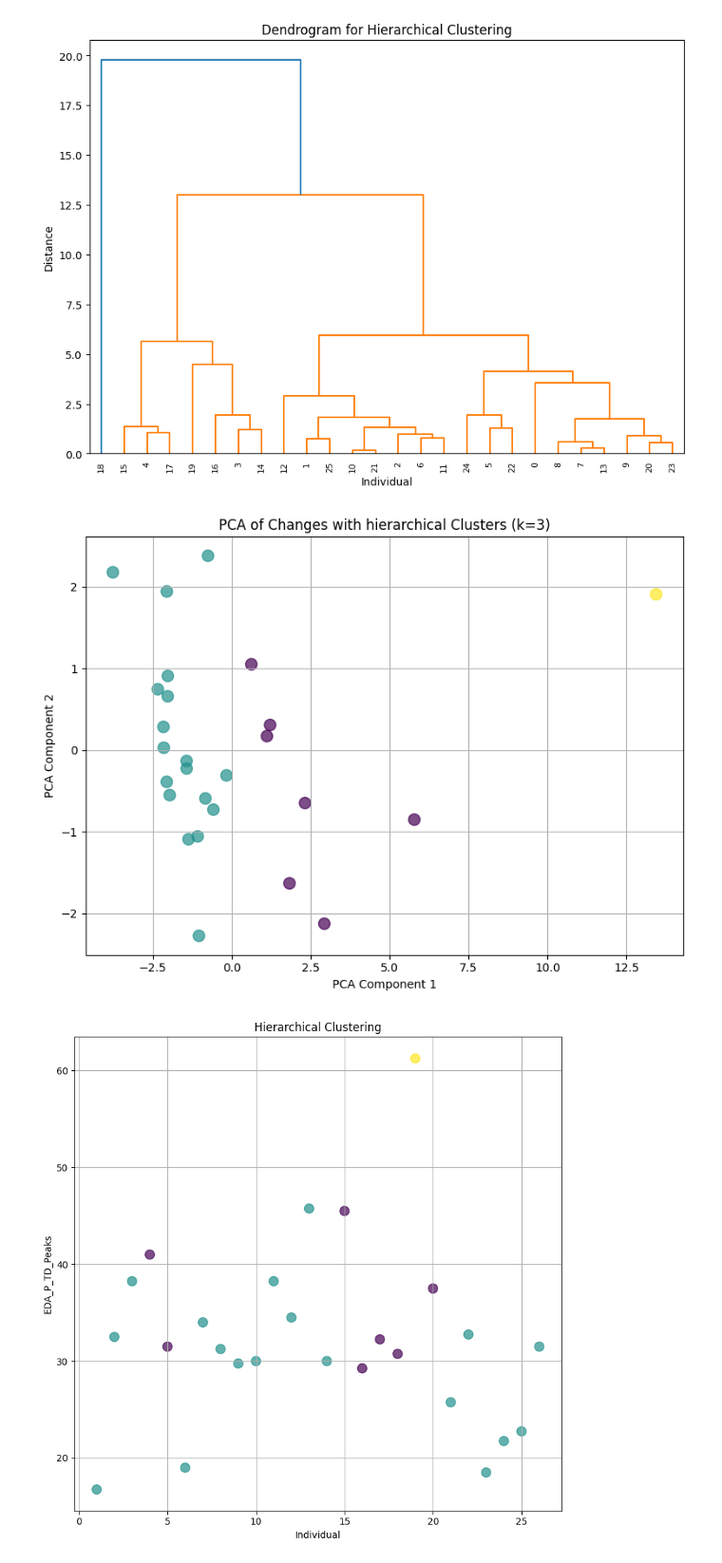
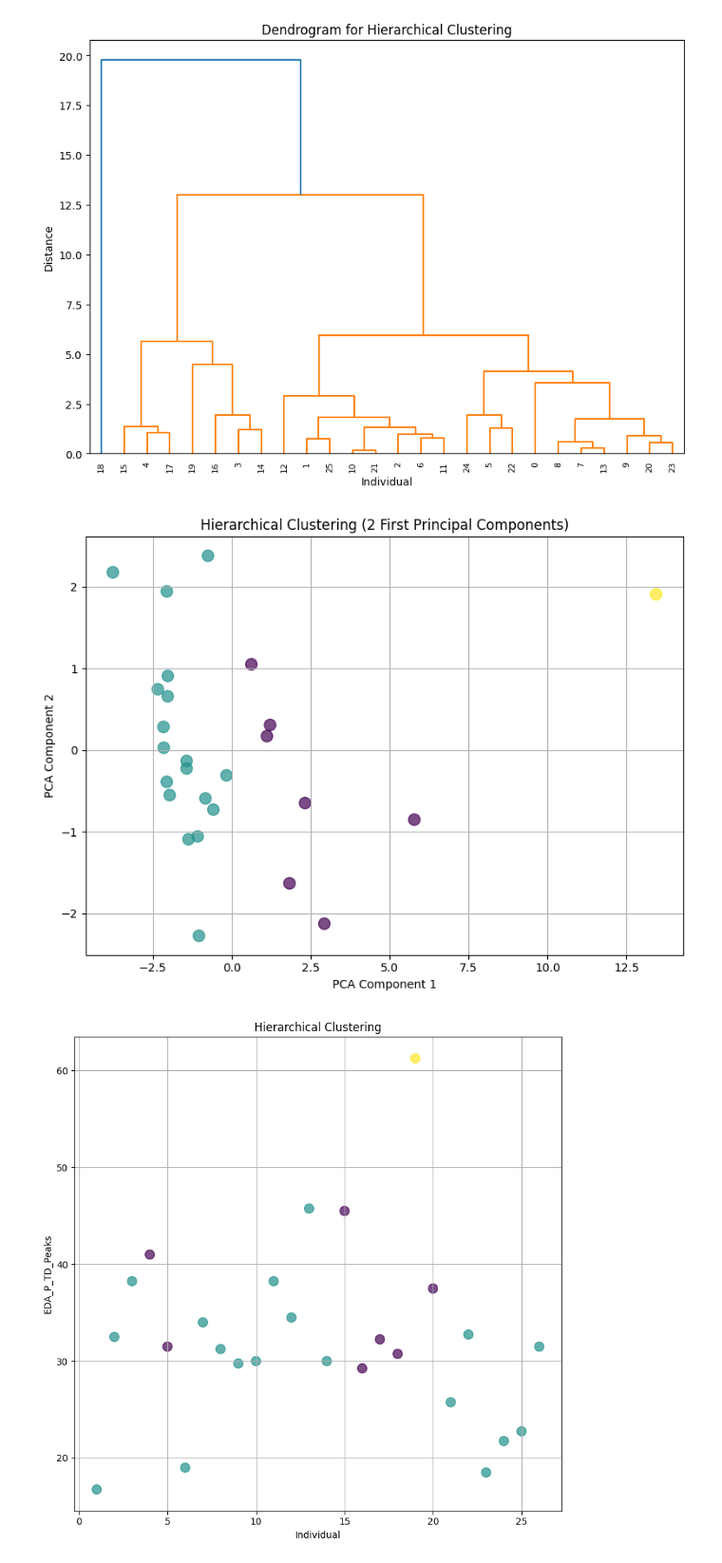
Before and after one commit to raquelmdtum/CDA-case2, a Jupyter notebook: group16_case2.ipynb, the cells around one changed output. Shown at 95% size. Cells and saved outputs as stored; diff of their text form; code cells hidden in the pictures.

```diff
--- a/group16_case2.ipynb
+++ b/group16_case2.ipynb
@@ -452,19 +452,19 @@ plt.show()
 # %%
 # Fit Hierarchical Clustering
 k_hierarchical = 3  # Number of clusters
 labels_hierarchical = fcluster(Z, k_hierarchical, criterion='maxclust')
 
 # Plot PCA with clusters
 plt.figure(figsize=(8, 6))
 plt.scatter(task_data_scaled_reduced[:, 0], task_data_scaled_reduced[:, 1], c=labels_hierarchical, cmap="viridis", s=100, alpha=0.7)
-plt.title(f"PCA of Changes with hierarchical Clusters (k={k_hierarchical})")
+plt.title(f"Hierarchical Clustering (2 First Principal Components)")
 plt.xlabel("PCA Component 1")
 plt.ylabel("PCA Component 2")
 plt.grid(True)
 plt.tight_layout()
 plt.show()
 # %% [output]
-[figure, old version]
+[figure, new version]
 # %%
 # Visualize clusters
 plt.figure(figsize=(8, 8))
```
Also changed, not shown: parts of 3 cells of this notebook.
